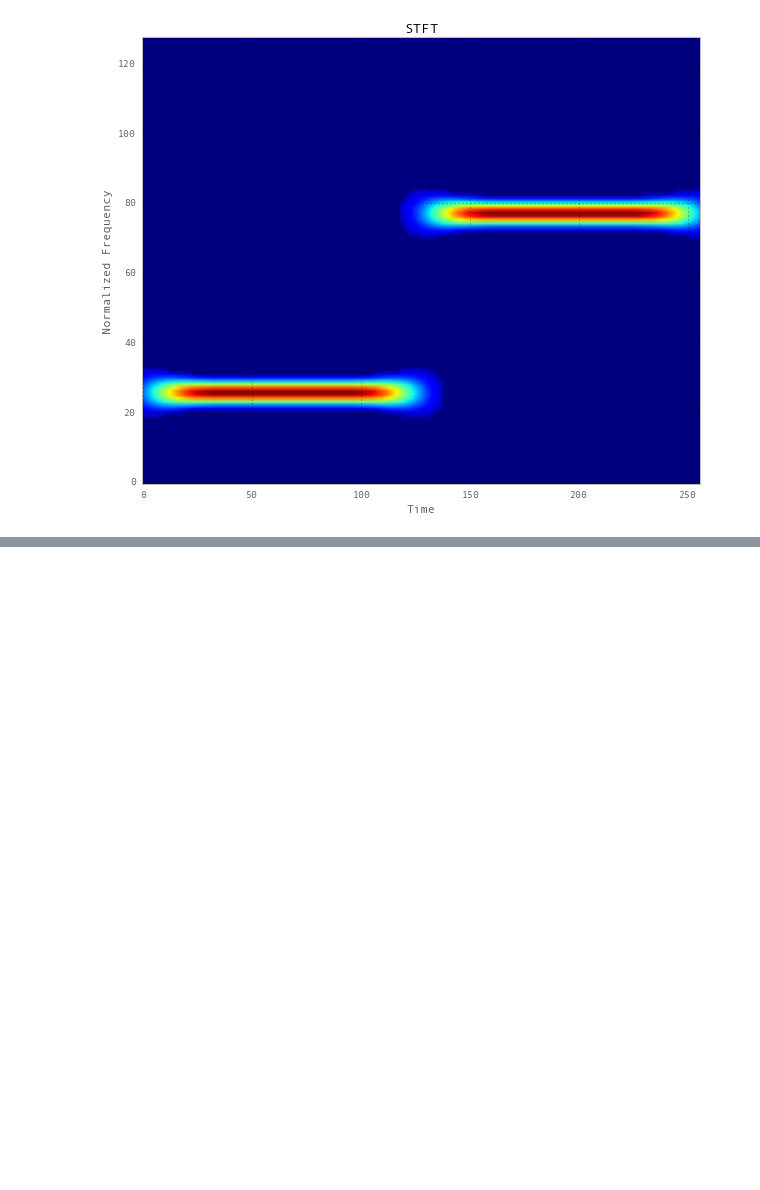
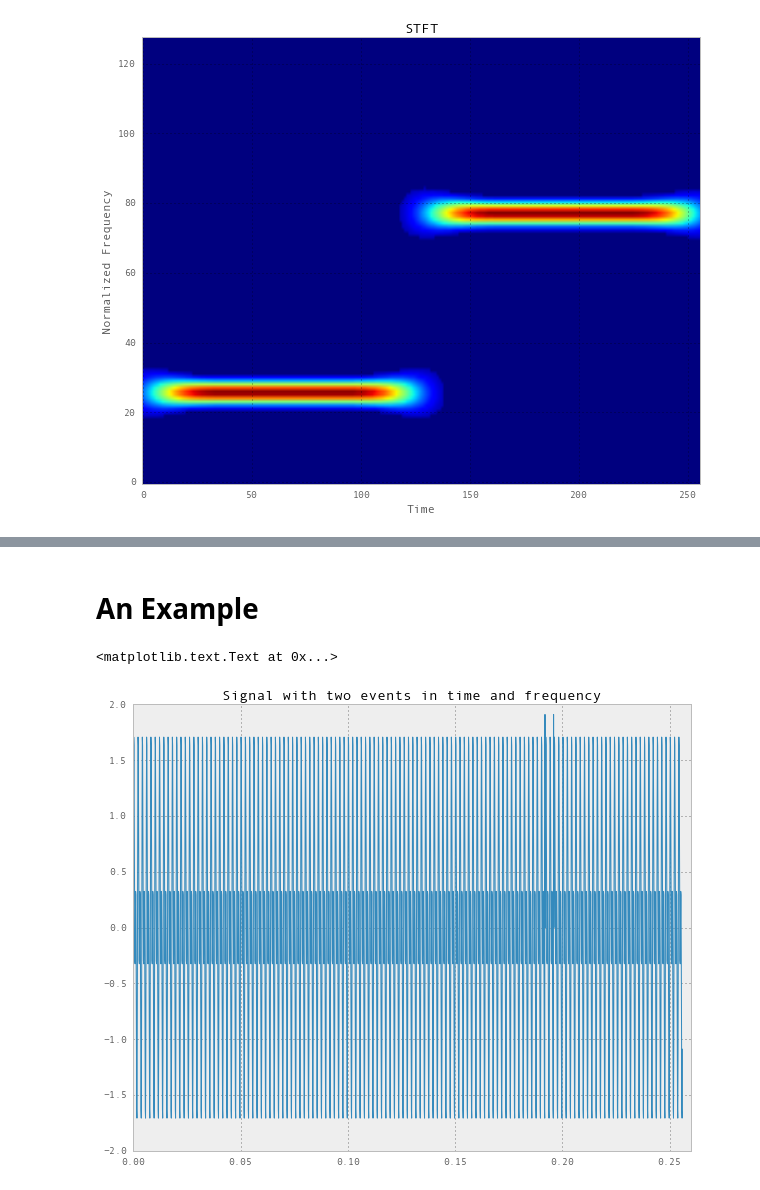
Before and after one commit to jaidevd/jaidevd.github.io, a Jupyter notebook: blog/posts/nonlinear-nonstationary-signal-processing.ipynb, the cells around one changed output, grey strips where cells are left out. Cells and saved outputs as stored; diff of their text form; code cells hidden in the pictures; blank space fills up the shorter version.

```diff
--- a/blog/posts/nonlinear-nonstationary-signal-processing.ipynb
+++ b/blog/posts/nonlinear-nonstationary-signal-processing.ipynb
@@ -70,0 +106,18 @@ stft.plot(ax=ax)
+# %% [markdown]
+# An Example
+# %%
+f1, f2 = 500, 1000
+t1, t2 = 0.192, 0.196
+f_sample = 8000
+n_points = 2048
+ts = np.arange(n_points, dtype=float) / f_sample
+signal = np.sin(2 * np.pi * f1 * ts) + np.sin(2 * np.pi * f2 * ts)
+signal[int(t1 * f_sample) - 1] += 3
+signal[int(t2 * f_sample) - 1] += 3
+plt.figure(figsize=(10, 8))
+plt.plot(ts, signal)
+plt.xlim([0, 0.26])
+plt.title("Signal with two events in time and frequency")
+# %% [output]
+<matplotlib.text.Text at 0x...>
+[figure, added]
```
Also changed, not shown: parts of 12 cells of this notebook.
